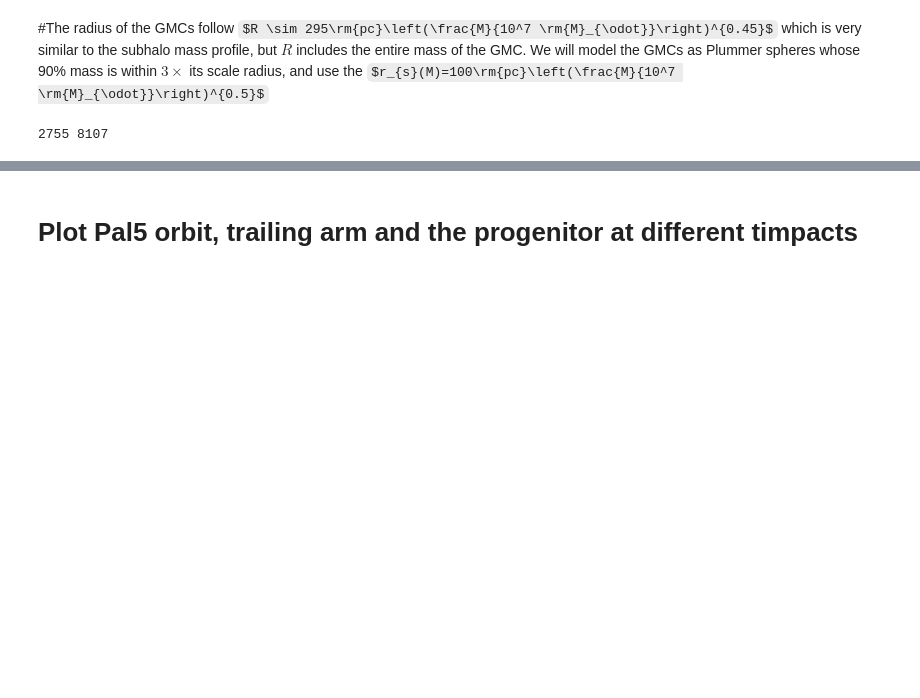
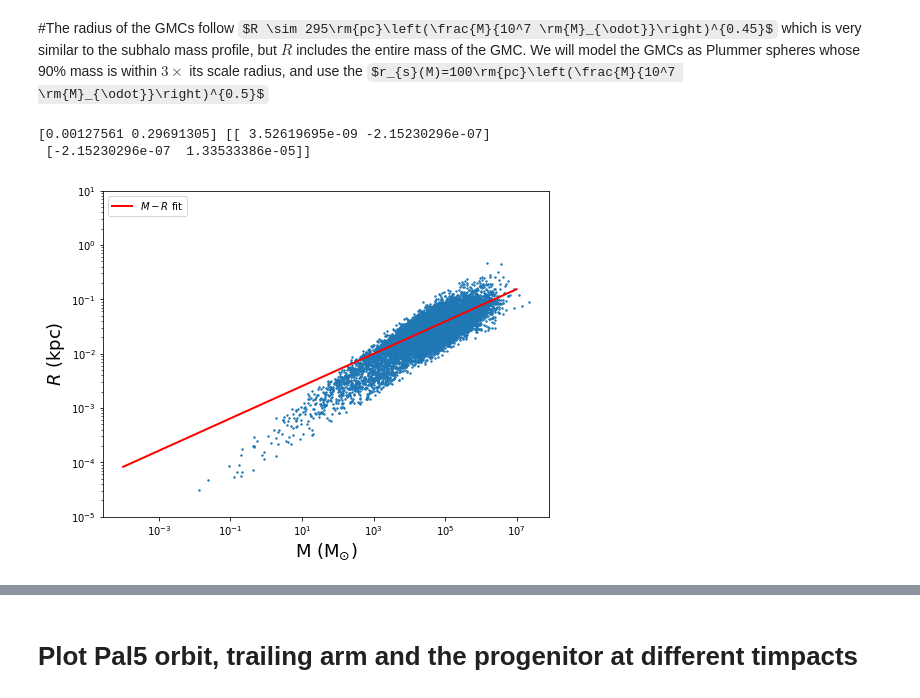
Before and after one commit to nbanik/Baryonic-effects-on-Pal5, a Jupyter notebook: molecular_clouds.ipynb, the cells around one changed output, grey strips where cells are left out. Drawn from its saved outputs; the diff is of its cells as text; code cells hidden in the pictures; some formulas as TeX source; blank space fills up the shorter version.

```diff
--- a/molecular_clouds.ipynb
+++ b/molecular_clouds.ipynb
@@ -72,7 +72,7 @@ def lbd_to_galcencyl(l,b,d,degree=True):
 
 D_all=np.empty(len(l))
 zfile=np.empty(len(l))
-rs_all=np.empty(len(l))
+Rs_all=np.empty(len(l))
 M_all=np.empty(len(l))
 
 
@@ -80,14 +80,14 @@ for ii in range(len(l)):
     if flag[ii] == 0 :
         D_all[ii]=Dnear[ii]
         zfile[ii]=znear[ii]
-        rs_all[ii]=Rnear[ii]*0.001  #convert to kpc
+        Rs_all[ii]=Rnear[ii]*0.001  #convert to kpc
         M_all[ii]=Mnear[ii]
 
 
     else :
         D_all[ii]=Dfar[ii]
         zfile[ii]=zfar[ii]
-        rs_all[ii]=Rfar[ii]*0.001 #convert to kpc
+        Rs_all[ii]=Rfar[ii]*0.001 #convert to kpc
         M_all[ii]=Mfar[ii]
 
 
@@ -104,11 +104,39 @@ def Rfit(M):
 R_all,phi_all,z_all= lbd_to_galcencyl(l,b,D_all*(8.5/8.))
 R_all1,phi_all1,z_all1= lbd_to_galcencyl(l,b,D_all)
 
-R_all/=ro
-z_all/=ro
+#R_all/=ro
+#z_all/=ro
 
-R_all1/=ro
-z_all1/=ro
+#R_all1/=ro
+#z_all1/=ro
+# %%
+def func1(M,A,B):
+    return A*(M)**B
+
+
+popt, pcov = curve_fit(func1, M_all, Rs_all,p0=[0.5,0.5])
+
+print (popt,pcov)
+
+mm=np.linspace(10**-4.,10**7.)
+
+plt.figure(figsize=(8,6))
+plt.scatter(M_all,Rs_all,s=2)
+plt.plot(mm,func1(mm,popt[0],popt[1]),label=r'$M-R$ fit',c='r',lw=2)
+
+plt.xscale('log')
+plt.yscale('log')
+plt.ylim(10**-5,10)
+#plt.xlim(0.001,10**8.)
+plt.xlabel(r'M ($\rm{M}_{\odot}$)',fontsize=18)
+plt.ylabel(r'$R$ (kpc)',fontsize=18)
+plt.legend(loc='upper left')
+#plt.savefig('plots/R-M.pdf')
+plt.show()
+# %% [output]
+[0.00127561 0.29691305] [[ 3.52619695e-09 -2.15230296e-07]
+ [-2.15230296e-07  1.33533386e-05]]
+[figure, added]
 # %%
 #Rs vs M
 
@@ -177,5 +205,3 @@ R=np.array(R)
 phi=np.array(phi)
 
 print (len(M), len(M_all))
-# %% [output]
-2755 8107
```
Also changed, not shown: parts of 16 cells of this notebook.
